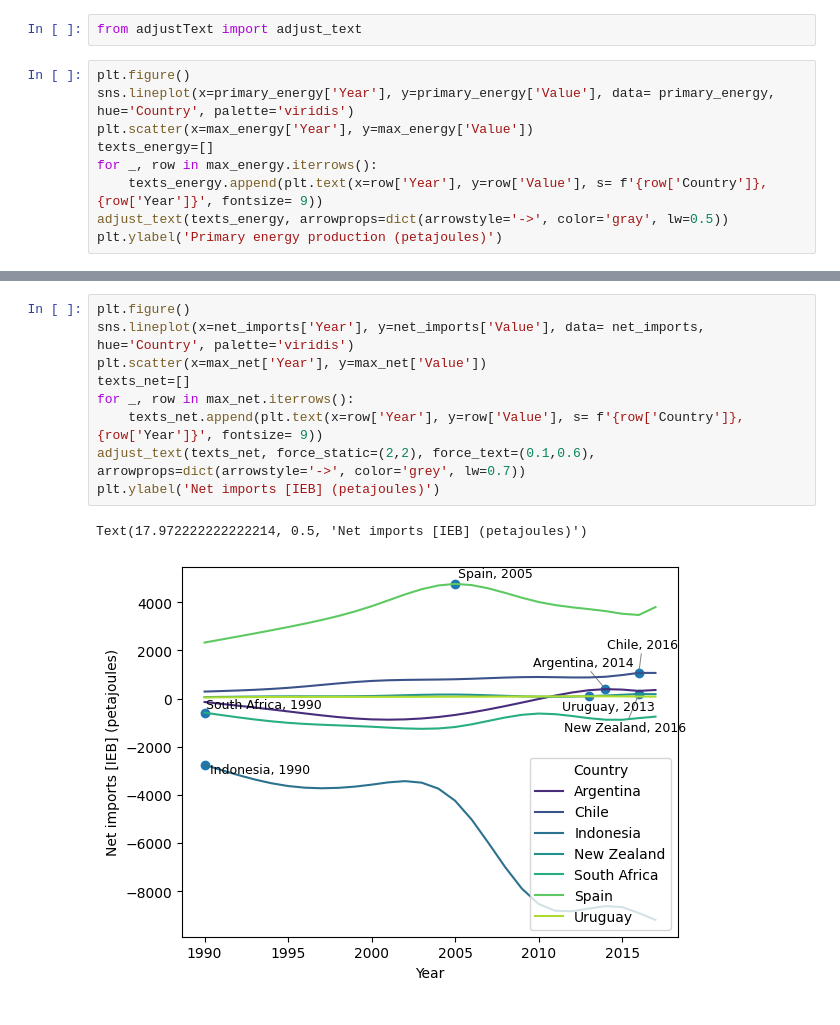
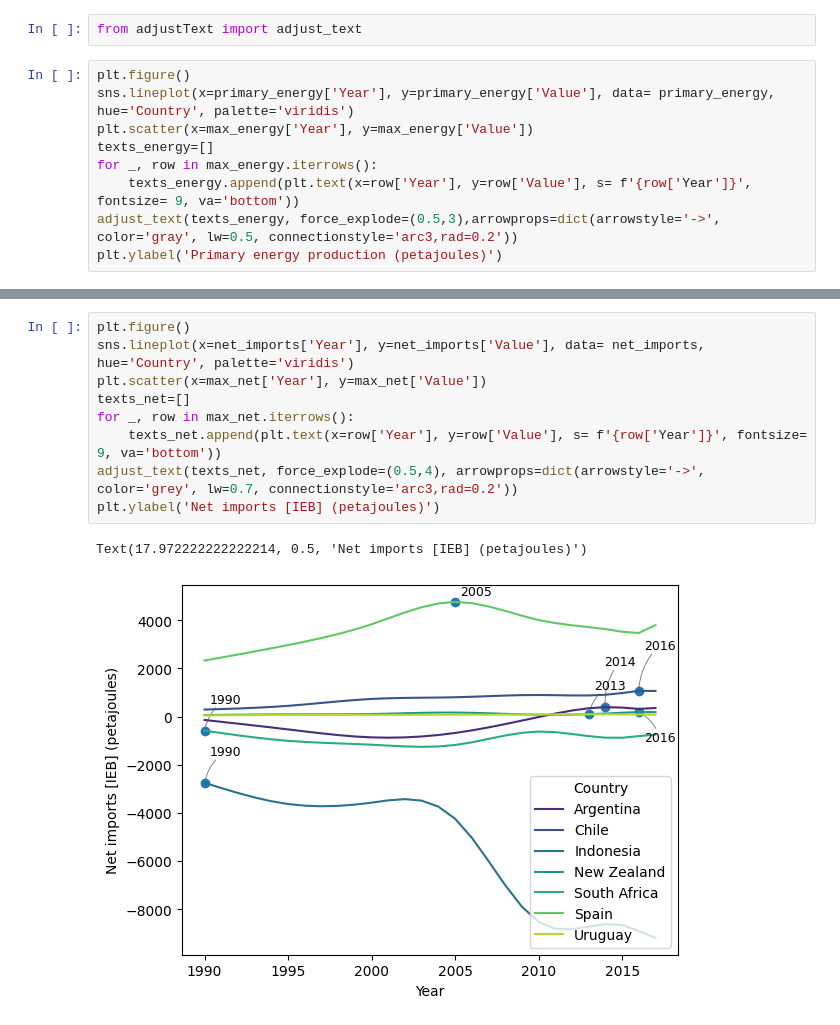
Before and after one commit to etorriglia/Programacion_Python_II, a Jupyter notebook: Clases 3 y 4/Practico_semana_3.ipynb, the cells around one changed output, grey strips where cells are left out. Cells and saved outputs as stored; diff of their text form.

```diff
--- a/Clases 3 y 4/Practico_semana_3.ipynb
+++ b/Clases 3 y 4/Practico_semana_3.ipynb
@@ -190,8 +190,8 @@ sns.lineplot(x=primary_energy['Year'], y=primary_energy['Value'], data= primary_
 plt.scatter(x=max_energy['Year'], y=max_energy['Value'])
 texts_energy=[]
 for _, row in max_energy.iterrows():
-    texts_energy.append(plt.text(x=row['Year'], y=row['Value'], s= f'{row['Country']}, {row['Year']}', fontsize= 9))
-adjust_text(texts_energy, arrowprops=dict(arrowstyle='->', color='gray', lw=0.5))
+    texts_energy.append(plt.text(x=row['Year'], y=row['Value'], s= f'{row['Year']}', fontsize= 9, va='bottom'))
+adjust_text(texts_energy, force_explode=(0.5,3),arrowprops=dict(arrowstyle='->', color='gray', lw=0.5, connectionstyle='arc3,rad=0.2'))
 plt.ylabel('Primary energy production (petajoules)')
 # %% [output]
 Text(20.847222222222214, 0.5, 'Primary energy production (petajoules)')
@@ -199,12 +199,12 @@ Text(20.847222222222214, 0.5, 'Primary energy production (petajoules)')
 # %%
 plt.figure()
 sns.lineplot(x=net_imports['Year'], y=net_imports['Value'], data= net_imports, hue='Country', palette='viridis')
 plt.scatter(x=max_net['Year'], y=max_net['Value'])
 texts_net=[]
 for _, row in max_net.iterrows():
-    texts_net.append(plt.text(x=row['Year'], y=row['Value'], s= f'{row['Country']}, {row['Year']}', fontsize= 9))
-adjust_text(texts_net, force_static=(2,2), force_text=(0.1,0.6), arrowprops=dict(arrowstyle='->', color='grey', lw=0.7))
+    texts_net.append(plt.text(x=row['Year'], y=row['Value'], s= f'{row['Year']}', fontsize= 9, va='bottom'))
+adjust_text(texts_net, force_explode=(0.5,4), arrowprops=dict(arrowstyle='->', color='grey', lw=0.7, connectionstyle='arc3,rad=0.2'))
 plt.ylabel('Net imports [IEB] (petajoules)')
 # %% [output]
 Text(17.972222222222214, 0.5, 'Net imports [IEB] (petajoules)')
-[figure, old version]
+[figure, new version]
```
Also changed, not shown: parts of 1 cell of this notebook.
